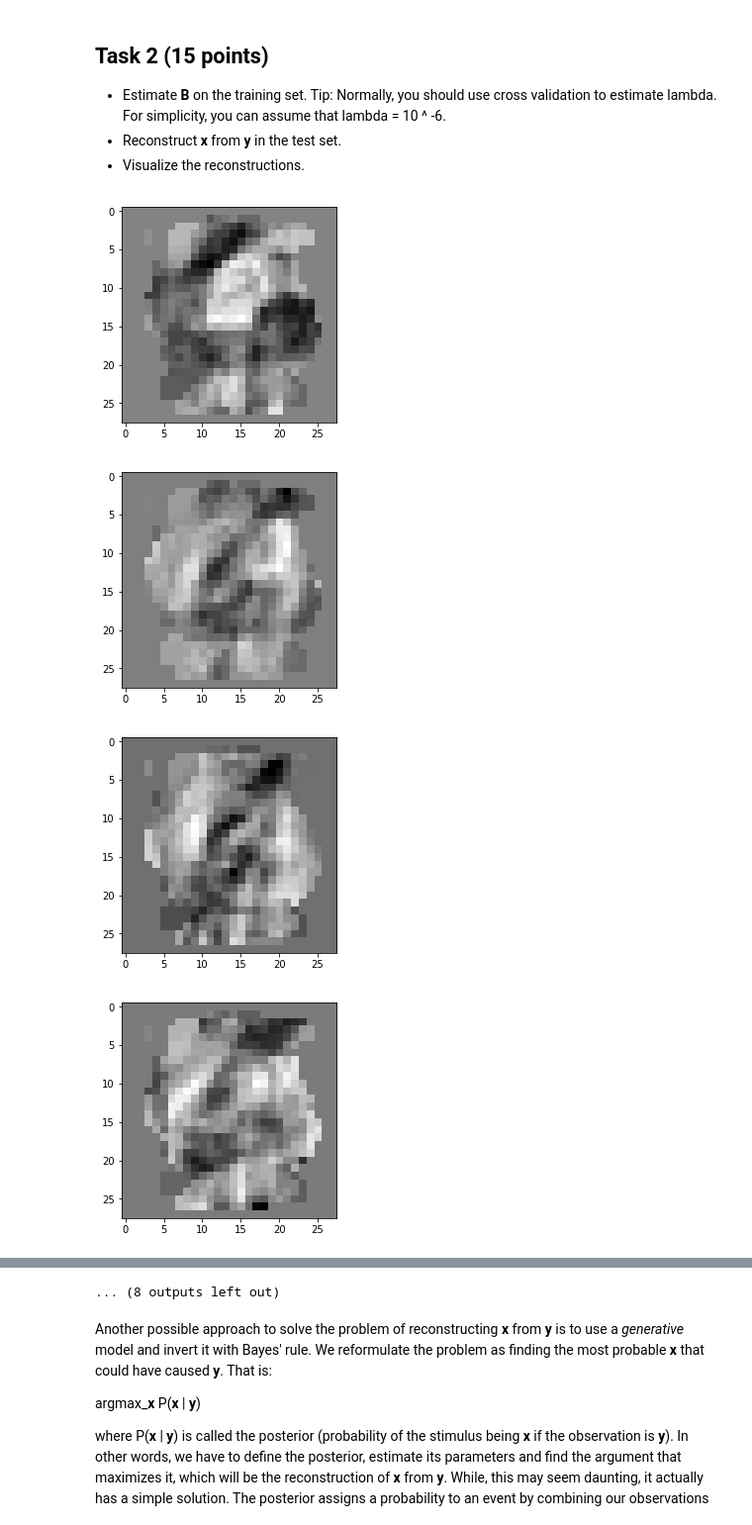
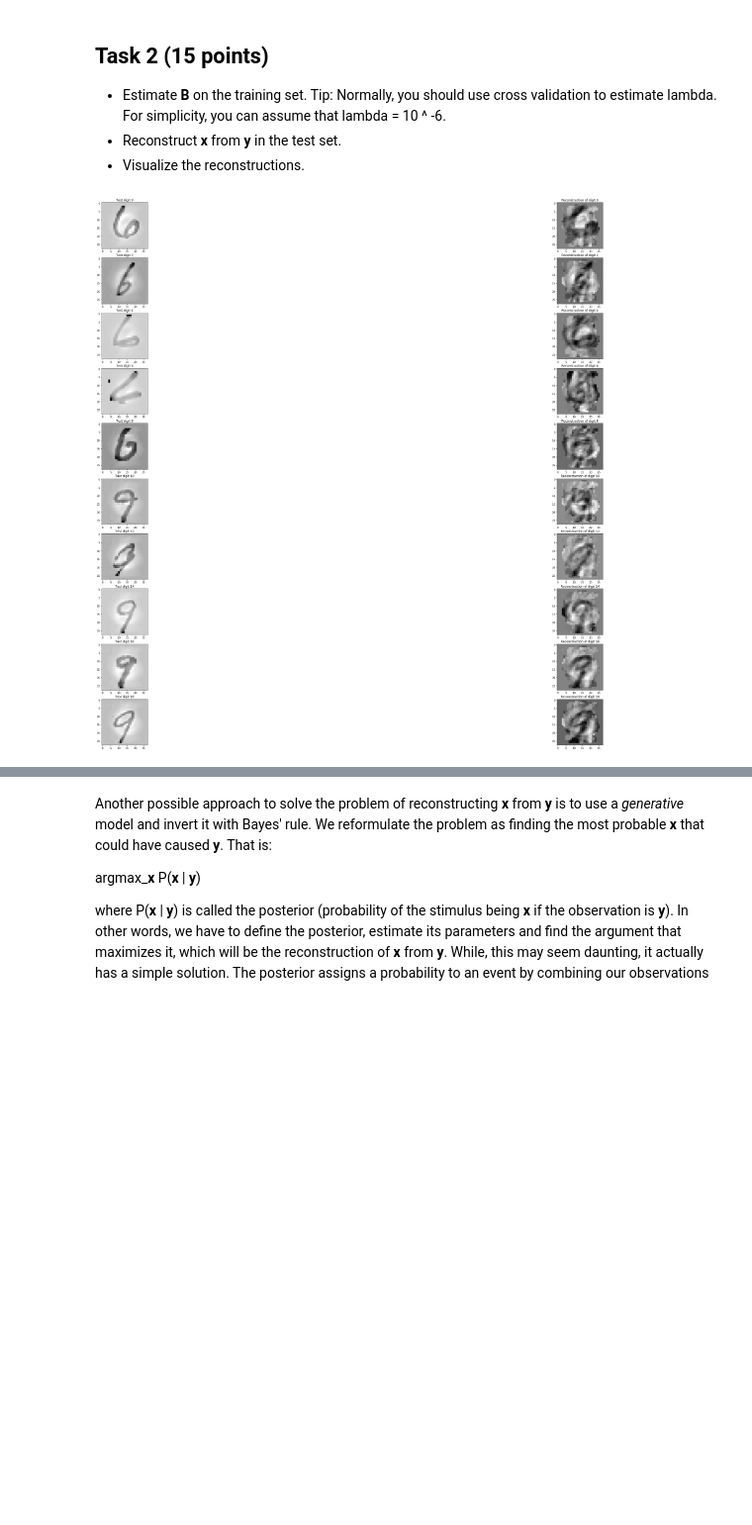
Before and after one commit to aumkar22/NIPS, a Jupyter notebook: Assignment 5/assignment_5.ipynb, the cells around one changed output, grey strips where cells are left out. Shown at 99% size. Saved outputs shown, nothing was run; the diff lists cells and outputs as text; code cells hidden in the pictures; blank space fills up the shorter version.

Commit message:
Tried to resolve the reconstruction issue

```diff
--- a/Assignment 5/assignment_5.ipynb
+++ b/Assignment 5/assignment_5.ipynb
@@ -69,9 +69,17 @@ for i in range(10):
 
 X = data['X']
 Y = data['Y']
+print(Y)
+#X_norm = np.nan_to_num(zscore(X, axis = 0))
+#Y_norm = np.nan_to_num(zscore(Y, axis = 0))
 
-X_norm = np.nan_to_num(zscore(X, axis = 0))
-Y_norm = np.nan_to_num(zscore(Y, axis = 0))
+X_norm = zscore(X, axis = 0)
+Y_norm = zscore(Y, axis = 0)
+
+where_are_NaNs = np.isnan(X_norm)
+X_norm[where_are_NaNs] = 0
+where_are_NaNs = np.isnan(Y_norm)
+Y_norm[where_are_NaNs] = 0
 
 # Plot an example as a check
 imgplot = plt.imshow(X_norm[60,:].reshape(28,28).transpose(), cmap = cm.binary)
@@ -93,6 +114,9 @@ X_test = np.concatenate((X_test6, X_test9))
 Y_training = np.concatenate((Y_train6, Y_train9))
 Y_test = np.concatenate((Y_test6, Y_test9))
 
-imgplot = plt.imshow(X_test[19,:].reshape(28,28).transpose(), cmap = cm.binary)
-plt.show()
+
+
+for i in range(20):
+    imgplot = plt.imshow(X_test[i,:].reshape(28,28).transpose(), cmap = cm.binary)
+    plt.show()
 # %% [output]
@@ -121,21 +157,24 @@ where lambda is the regularization coefficient, **I** is the *q* x *q* identity
 # Estimage B on the training set
 lambda_ = 1e-6
 numVoxels = Y_training.shape[1]
+# Make identity matrix
 I =  np.identity(numVoxels)
-B_temp1 = np.dot(Y_training.transpose(),Y_training) + lambda_ * I
-B_temp2 = np.dot(Y_training.transpose(), X_training)
-B = np.linalg.solve(B_temp1, B_temp2)
+# Compute B
+B = np.linalg.inv(Y_training.T @ Y_training + lambda_ * I) @ Y_training.T @ X_training
 # %%
 # Reconstruct x from y in the test set
-for i in range(20):
-    y = Y_test[i,:]
+fig, axs = plt.subplots(10,2, figsize = (60,40))
+axs = axs.ravel()
+for i in range(10):
+    y = Y_test[i*2,:]
     x = np.dot(B.transpose(), y)
-    imgplot = plt.imshow(x.reshape(28,28).transpose(), cmap = cm.binary)
-    plt.show()
+    axs[2*i].imshow(X_test[i*2,:].reshape(28,28).transpose(), cmap = cm.binary)
+    axs[2*i].set_title('Test digit ' + str(i*2))
+
+    axs[2*i+1].imshow(x.reshape(28,28).transpose(), cmap = cm.binary)
+    axs[2*i+1].set_title('Reconstruction of digit ' + str(i*2))
+plt.show()
 
 #TODO: fix this because the reconstructions fail
 # %% [output]
-[figure, old version]
+[figure, new version]
-[figure, removed]
-[figure, removed]
-[figure, removed]
@@ -150,4 +181,3 @@ for i in range(20):
-... (8 outputs left out)
 # %% [markdown]
 Another possible approach to solve the problem of reconstructing **x** from **y** is to use a *generative* model and invert it with Bayes' rule. We reformulate the problem as finding the most probable **x** that could have caused **y**. That is:
 
```
Also changed, not shown: parts of 5 cells of this notebook.
